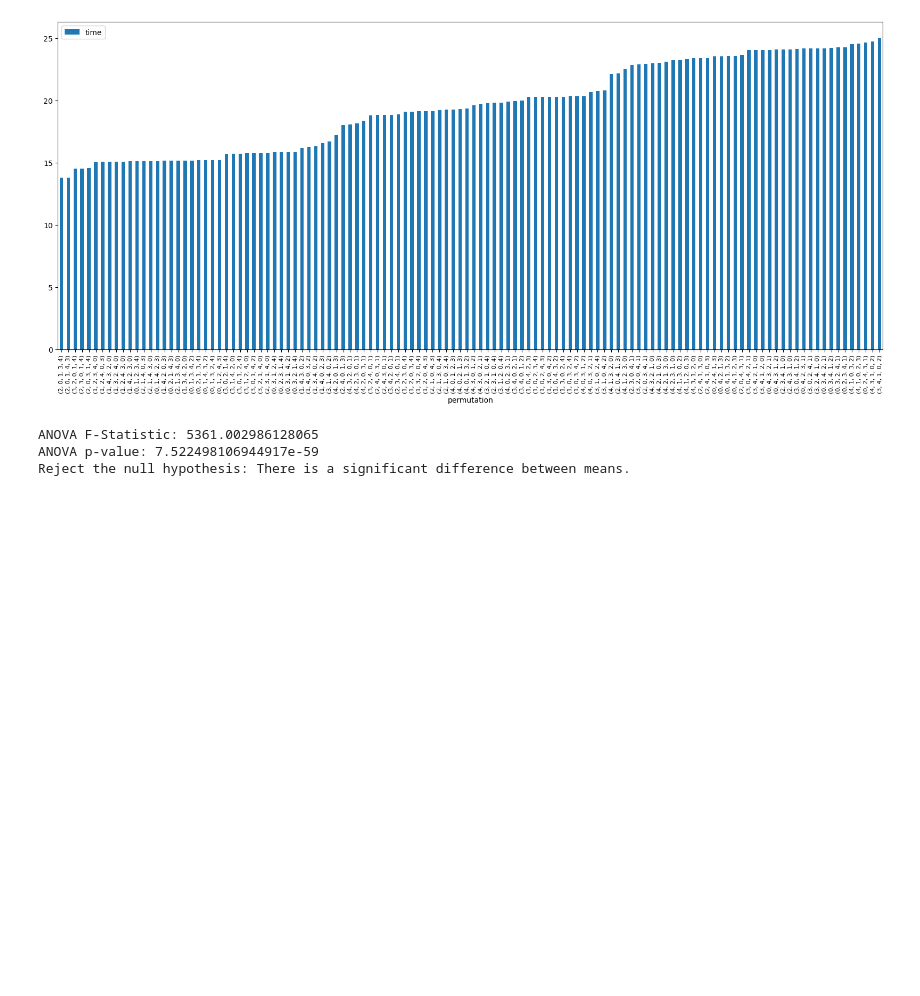
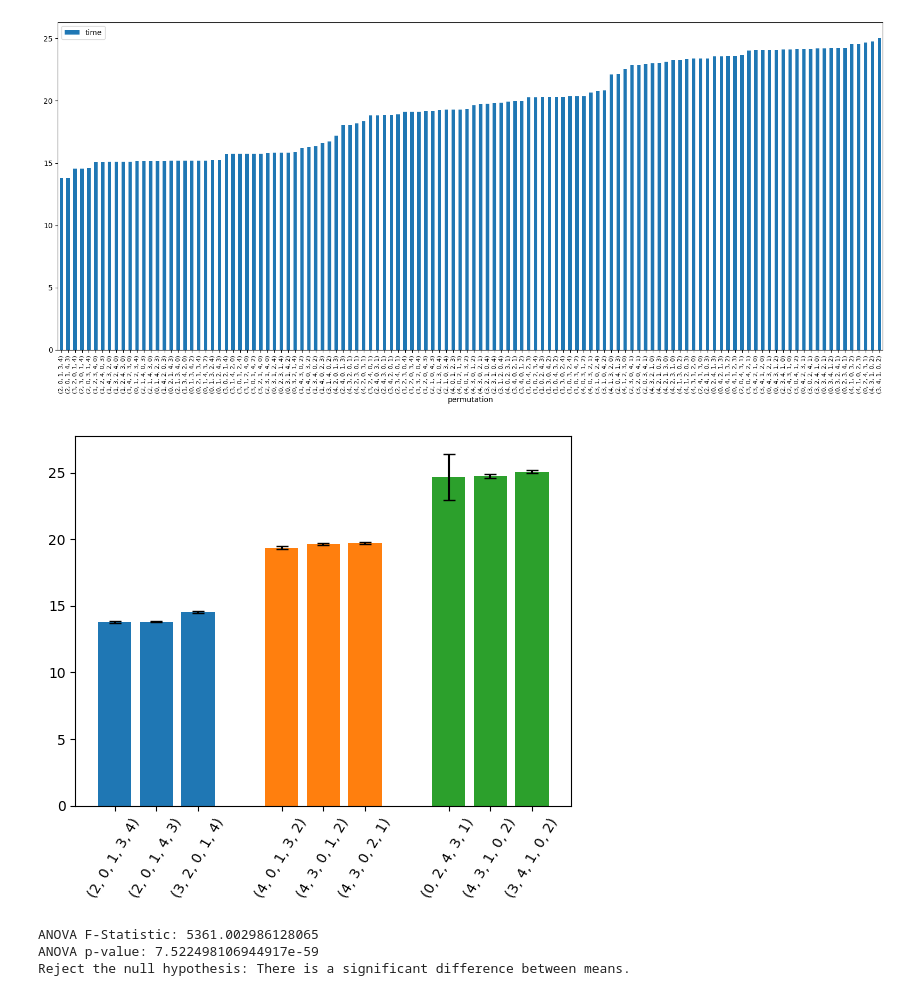
Before and after one commit to ChackMociute/Knowledge-Representation, a Jupyter notebook: Project 1/analysis.ipynb, the cells around one changed output. Drawn from its saved outputs; the diff is of its cells as text; code cells hidden in the pictures; blank space fills up the shorter version.

Commit message:
Added a sparse bars plot

```diff
--- a/Project 1/analysis.ipynb
+++ b/Project 1/analysis.ipynb
@@ -119,6 +119,24 @@ plt.xticks(rotation=90, fontsize=8)
 plt.show()
 # %% [output]
 [figure]
+# %%
+import numpy as np
+df_grouped_perm = df_grouped_perm.merge(df.groupby('permutation').std(), left_index=True, right_index=True)
+# %%
+xticks = [[], []]
+for i, f in zip(range(0, 11, 4), [df_grouped_perm.iloc[:3],
+                               df_grouped_perm.iloc[len(df_grouped_perm)//2-1:len(df_grouped_perm)//2+2],
+                               df_grouped_perm.iloc[-3:]]):
+    plt.bar(np.arange(3) + i, f.time_x)
+    for j, (_, row) in zip(np.arange(3) + i, f.iterrows()):
+        plt.errorbar(j, row.time_x, row.time_y, c='black', capsize=4)
+    xticks[0].extend(np.arange(3) + i)
+    xticks[1].extend(f.index)
+plt.xticks(*xticks, rotation=60)
+plt.savefig("sparse_bars.png")
+plt.show()
+# %% [output]
+[figure, added]
 # %%
 from scipy.stats import f_oneway
 
```
Also changed, not shown: parts of 2 cells of this notebook, 1 other file.
